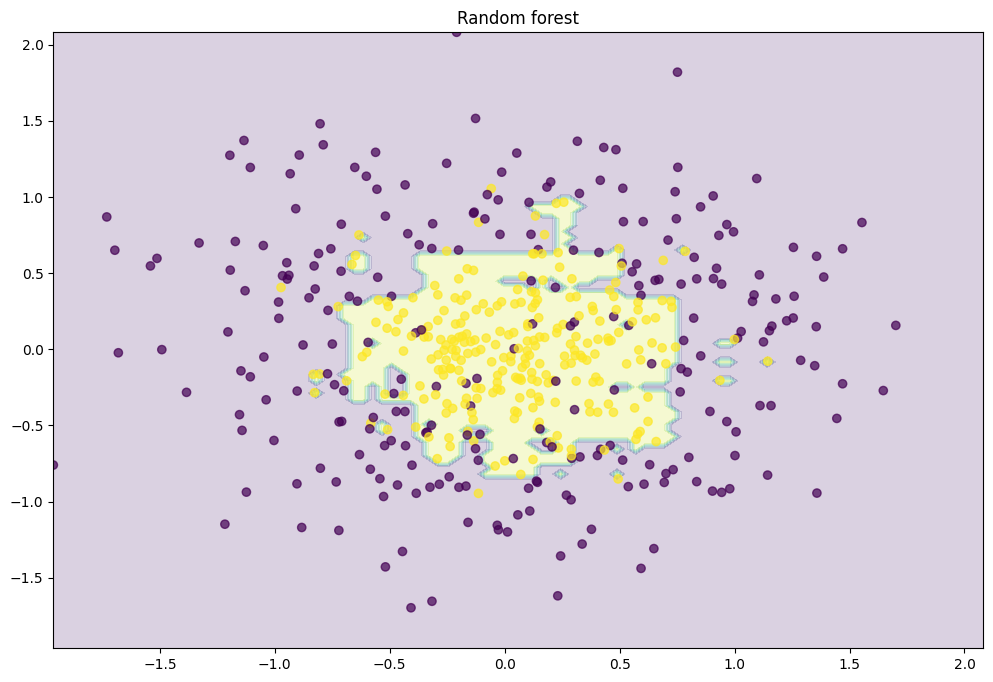
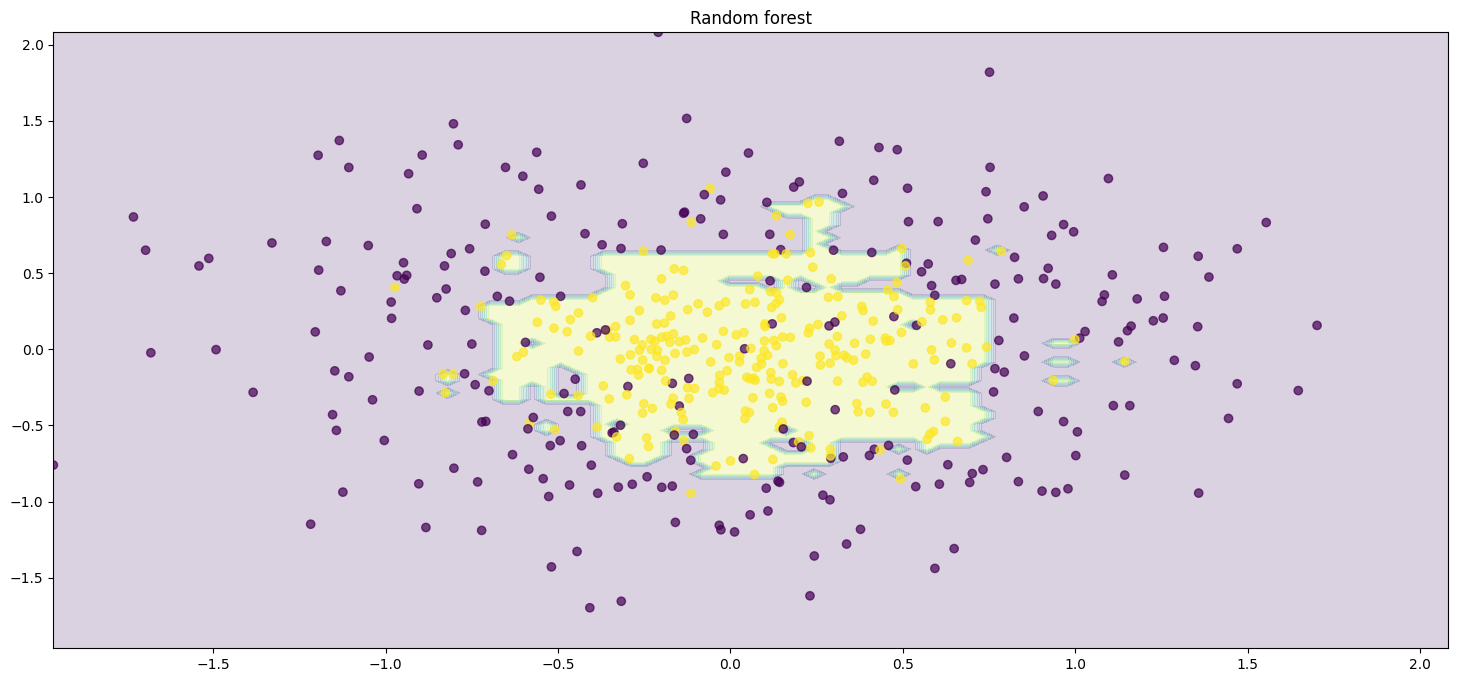
Code edit (unified diff) that turned the first committed figure into the second:
--- before
+++ after
@@ -2,5 +2,5 @@
 rf.fit(X_train, y_train)
 
-plt.figure(figsize=(12, 8))
+plt.figure(figsize=(18, 8))
 x_range = np.linspace(X.min(), X.max(), 100)
 xx1, xx2 = np.meshgrid(x_range, x_range)
@@ -11,2 +11,4 @@
 plt.title("Random forest")
 plt.show()
+
+# this graph below is an example of low bias and low variance

Commit: 07-02-2026